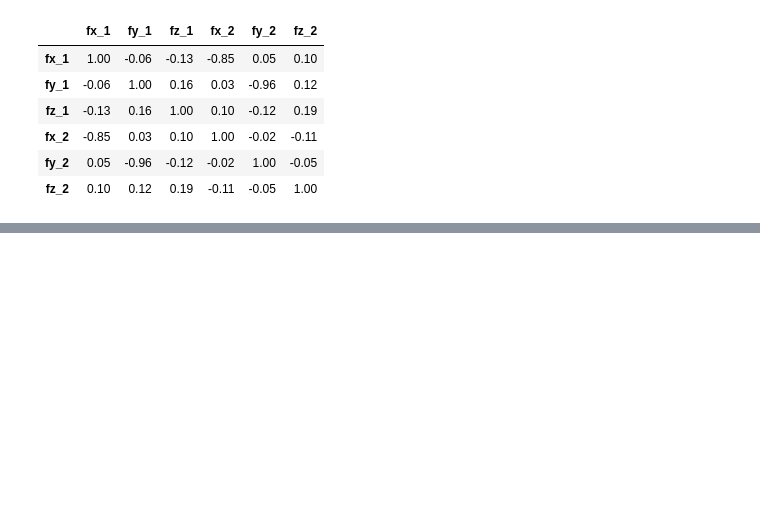
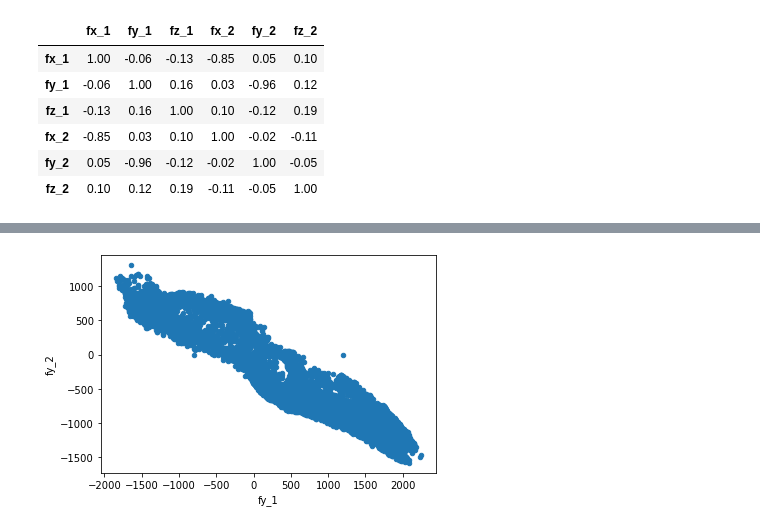
Before and after one commit to aumyfarhan/robot_force_prediction, a Jupyter notebook: Exploratory_Data_Analysis.ipynb, the cells around one changed output, grey strips where cells are left out. Cells and saved outputs as stored; diff of their text form; code cells hidden in the pictures; blank space fills up the shorter version.

```diff
--- a/Exploratory_Data_Analysis.ipynb
+++ b/Exploratory_Data_Analysis.ipynb
@@ -310,0 +322,4 @@ output_output_corr.style.background_gradient(cmap='coolwarm').set_precision(2)
+# %%
+ay1 = data_1.plot.scatter(x='fy_1', y='fy_2')
+# %% [output]
+[figure, added]
```
Also changed, not shown: parts of 7 cells of this notebook.
